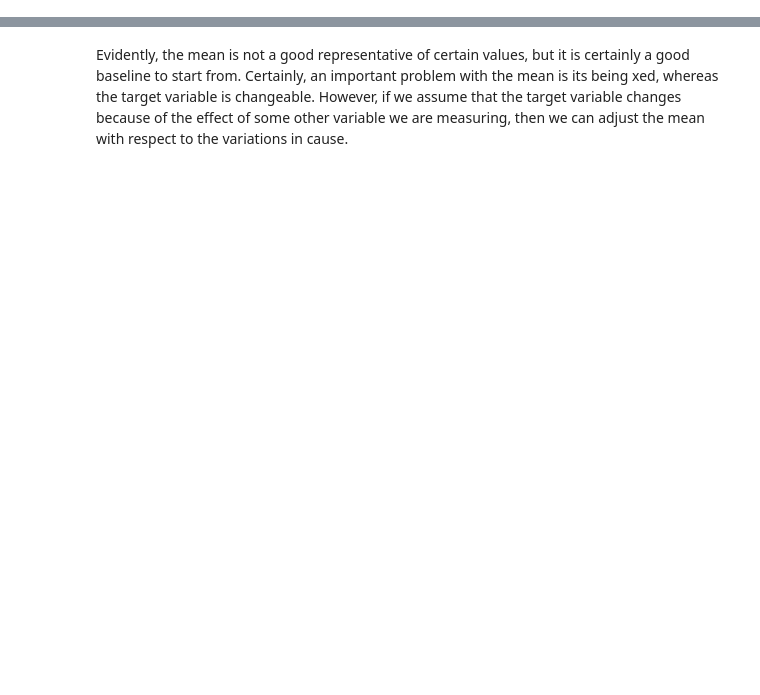
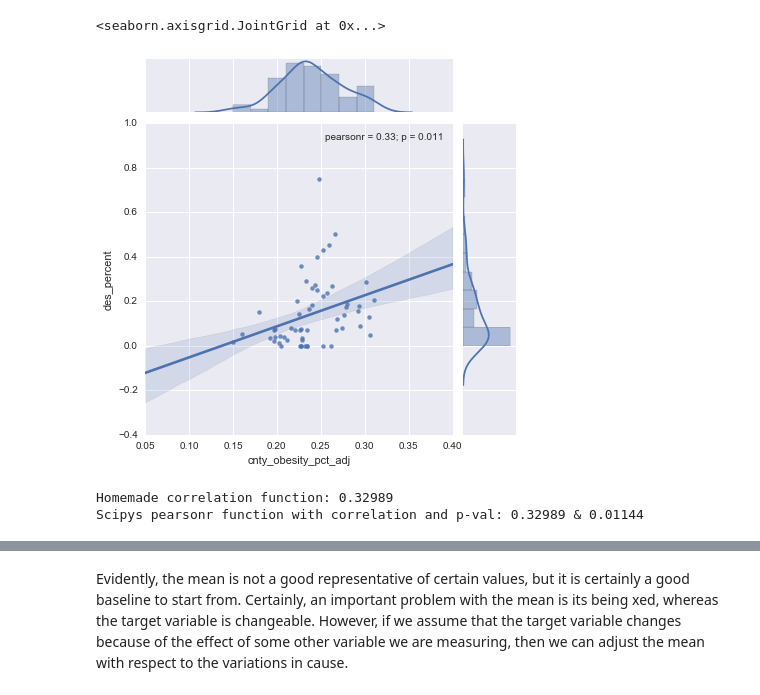
Before and after one commit to JamesSkane/desert_workspace, a Jupyter notebook: Single_predictor_lin_reg.ipynb, the cells around one changed output, grey strips where cells are left out. Saved outputs shown, nothing was run; the diff lists cells and outputs as text; code cells hidden in the pictures; blank space fills up the shorter version.

```diff
--- a/Single_predictor_lin_reg.ipynb
+++ b/Single_predictor_lin_reg.ipynb
@@ -123,0 +175,27 @@ The plot shows how frequent certain errors are in respect of their values. There
+# %%
+sns.jointplot(x='cnty_obesity_pct_adj', y='des_percent', data=df, kind='reg')
+# %% [output]
+<seaborn.axisgrid.JointGrid at 0x...>
+[figure, added]
+# %%
+def order(frame,var):
+    varlist =[w for w in frame.columns if w not in var]
+    frame = frame[var+varlist]
+    return frame
+
+def covariance(variable_1, variable_2, bias=0):
+    observations = float(len(variable_1))
+    return np.sum((variable_1 - np.mean(variable_1)) * (variable_2 - np.mean(variable_2)))/(observations-min(bias,1))
+
+def standardize(variable):
+    return (variable - np.mean(variable)) / np.std(variable)
+
+def correlation(var1,var2,bias=0):
+    return covariance(standardize(var1), standardize(var2),bias)
+
+
+print ('Homemade correlation function: %0.5f' % (correlation(df['cnty_obesity_pct_adj'], df['des_percent'])))
+print ('Scipys pearsonr function with correlation and p-val: %0.5f & %0.5f' % pearsonr(df['cnty_obesity_pct_adj'], df['des_percent']))
+# %% [output]
+Homemade correlation function: 0.32989
+Scipys pearsonr function with correlation and p-val: 0.32989 & 0.01144
```
Also changed, not shown: parts of 108 cells of this notebook.
